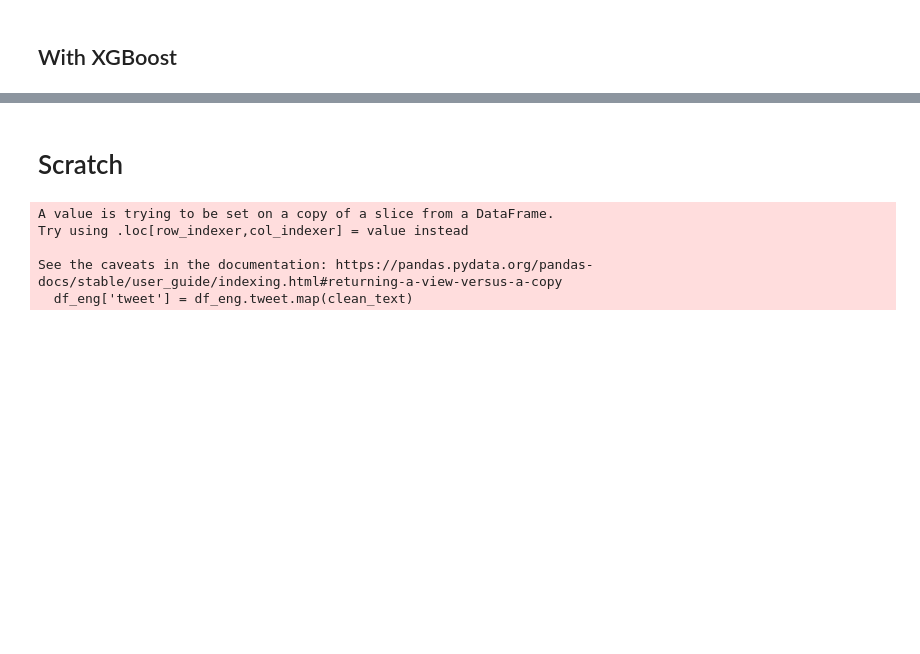
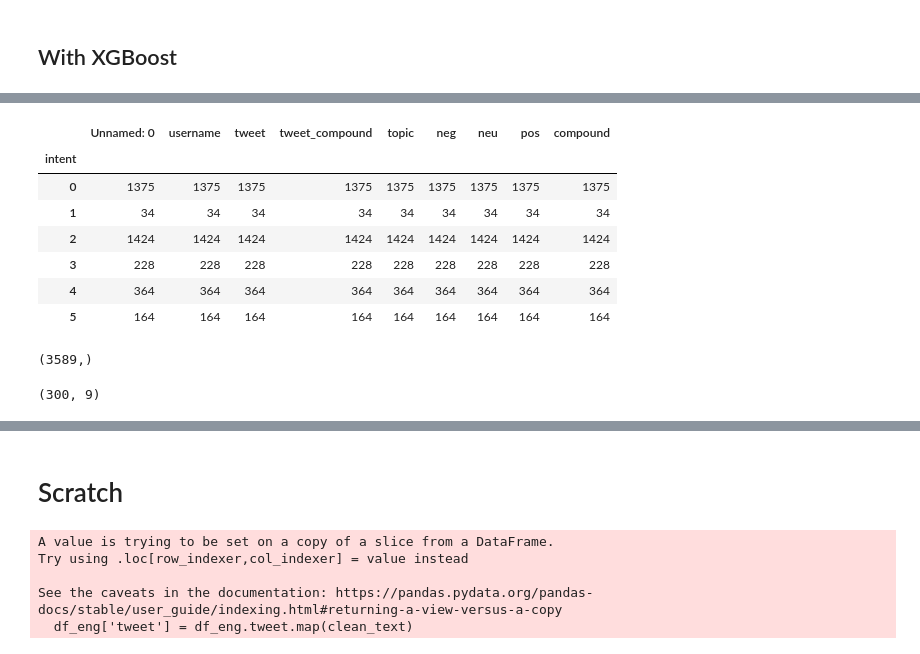
Before and after one commit to tawney-kirkland/04-fletcher, a Jupyter notebook: intent_analysis.ipynb, the cells around one changed output, grey strips where cells are left out. Cells and saved outputs as stored; diff of their text form; code cells hidden in the pictures; blank space fills up the shorter version.

```diff
--- a/intent_analysis.ipynb
+++ b/intent_analysis.ipynb
@@ -271,0 +221,19 @@ df_test7.head(10)
+# %%
+df_intent_tr9 = pd.read_csv('training_base.csv')
+df_intent_tr9.dropna(inplace=True)
+# %%
+df_intent_tr9.groupby('intent').count()
+# %% [output]
+|  | Unnamed: 0 | username | tweet | tweet_compound | topic | neg | neu | pos | compound |
+| intent |  |  |  |  |  |  |  |  |  |
+| 0 | 1375 | 1375 | 1375 | 1375 | 1375 | 1375 | 1375 | 1375 | 1375 |
+| 1 | 34 | 34 | 34 | 34 | 34 | 34 | 34 | 34 | 34 |
+| 2 | 1424 | 1424 | 1424 | 1424 | 1424 | 1424 | 1424 | 1424 | 1424 |
+| 3 | 228 | 228 | 228 | 228 | 228 | 228 | 228 | 228 | 228 |
+| 4 | 364 | 364 | 364 | 364 | 364 | 364 | 364 | 364 | 364 |
+| 5 | 164 | 164 | 164 | 164 | 164 | 164 | 164 | 164 | 164 |
+# %%
+X_tr9 = df_intent_tr9['tweet']
+X_tr9.shape
+# %% [output]
+(3589,)
@@ -271,0 +242,7 @@ df_test7.head(10)
+# %%
+df_test9 = pd.read_csv('training_9.csv')
+df_test9['tweet_compound'] = df_test9.tweet_compound.map(remove_space)
+df_test9['tweet'] = df_test9.tweet.map(remove_space)
+df_test9.shape
+# %% [output]
+(300, 9)
```
Also changed, not shown: parts of 51 cells of this notebook.
